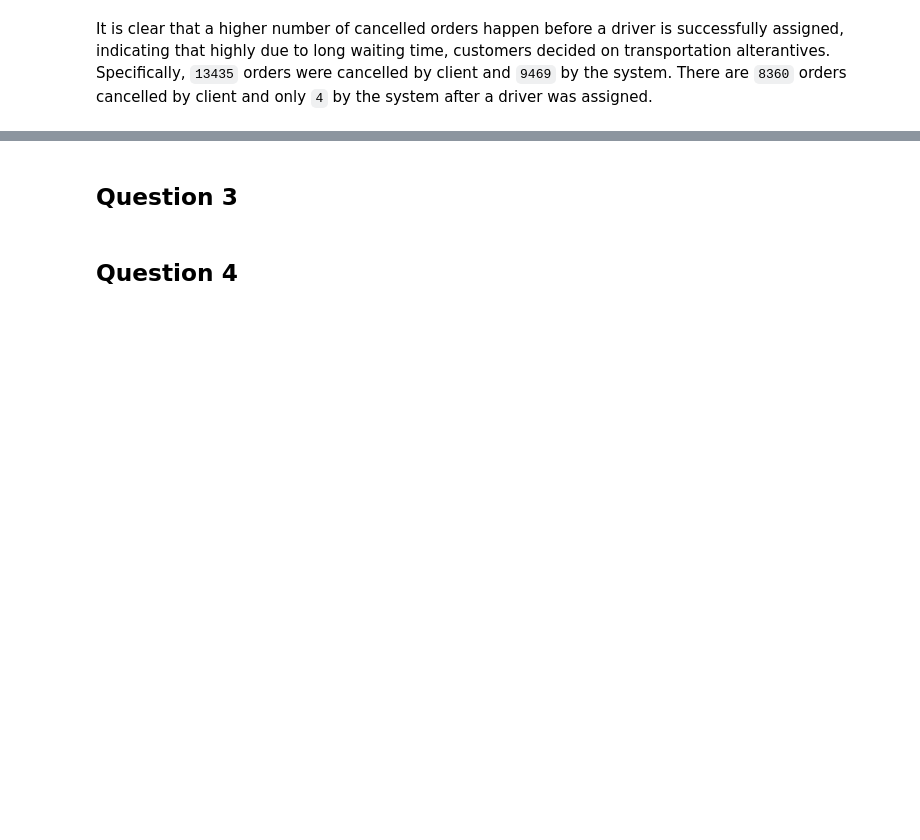
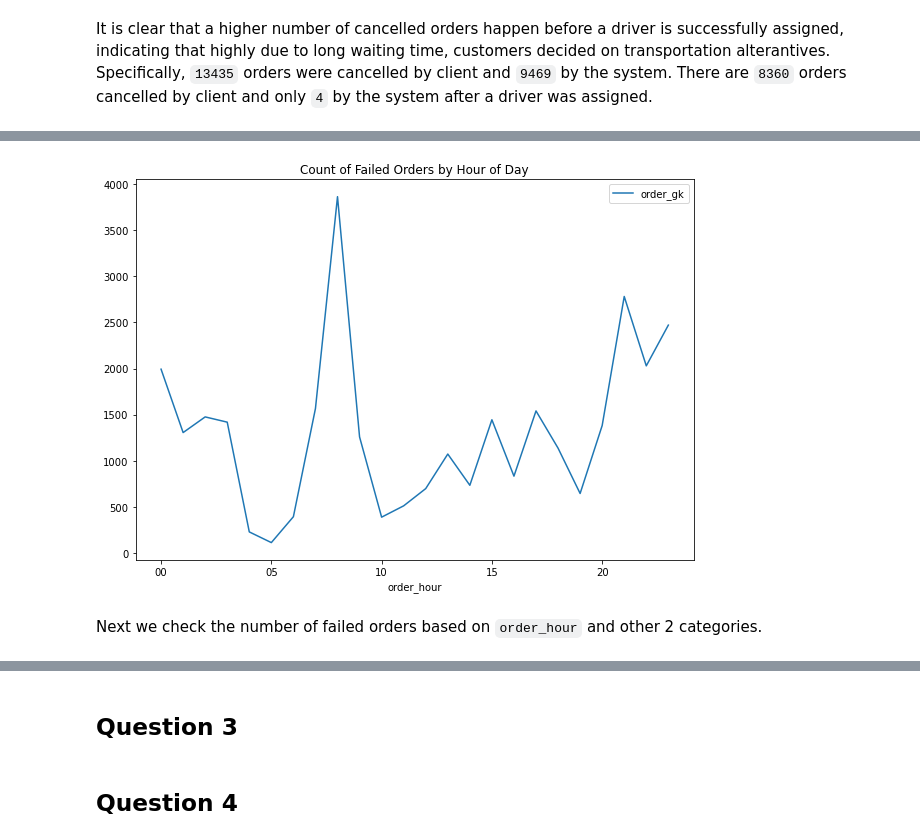
Before and after one commit to ethanaire/Analysing-Gett-Failed-Orders-data-in-Python, a Jupyter notebook: failed_orders_analytics.ipynb, the cells around one changed output, grey strips where cells are left out. Saved outputs shown, nothing was run; the diff lists cells and outputs as text; code cells hidden in the pictures; blank space fills up the shorter version.

```diff
--- a/failed_orders_analytics.ipynb
+++ b/failed_orders_analytics.ipynb
@@ -142,0 +160,2 @@ pl1 = fail_dist.plot(kind="bar", subplots=False, figsize=(7, 7), legend=True, ro
+# %%
+df["order_hour"] = df["order_time"].str.split(":").apply(lambda split: split[0])
@@ -142,0 +171,6 @@ pl1 = fail_dist.plot(kind="bar", subplots=False, figsize=(7, 7), legend=True, ro
+# %%
+p = df.groupby(by="order_hour")["order_gk"].count().plot(figsize=(10, 7),legend=True,title="Count of Failed Orders by Hour of Day")
+# %% [output]
+[figure, added]
+# %% [markdown]
+Next we check the number of failed orders based on `order_hour` and other 2 categories.
```
Also changed, not shown: parts of 13 cells of this notebook.
